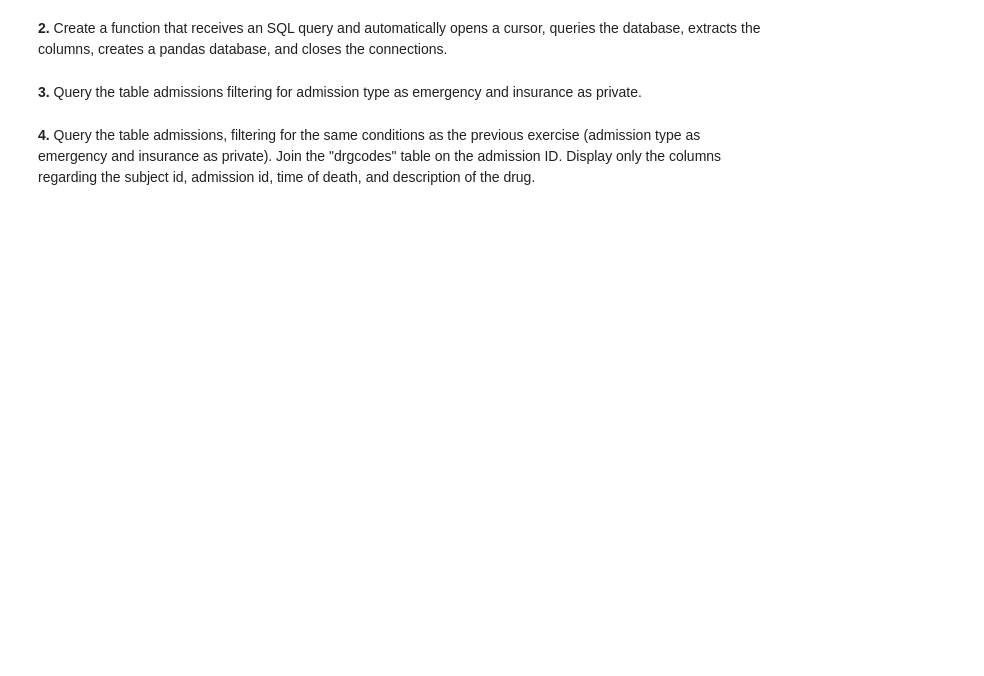
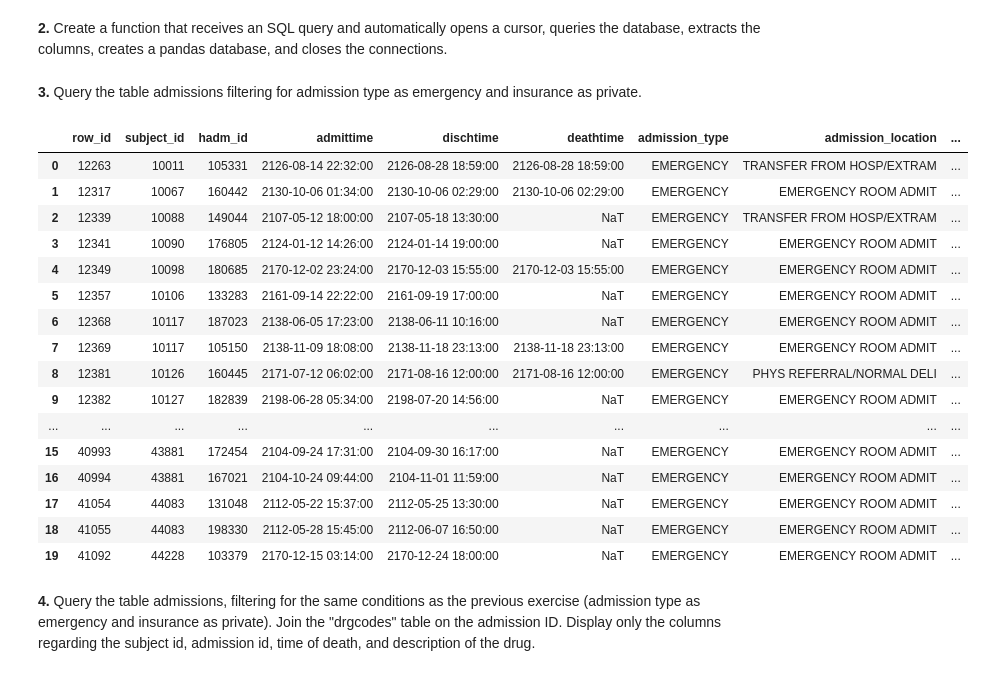
Before and after one commit to claramarto11/AAvanceproject, a Jupyter notebook: Assignment2_tofill.ipynb, the cells around one changed output. Saved outputs shown, nothing was run; the diff lists cells and outputs as text; code cells hidden in the pictures; blank space fills up the shorter version.

```diff
--- a/Assignment2_tofill.ipynb
+++ b/Assignment2_tofill.ipynb
@@ -118,3 +119,19 @@ For the databases part of this assignment, you will use the mimic-iii database f
 You will now have to answer a few SQL questions.
 # %% [markdown]
 **1.** Open the connection to your mimic-iii database. If you want, you can delete your credentials before submitting the assignment, but if you do so, please run the notebook first, for the results to be displayed.
+# %%
+import pandas as pd
+import numpy as np
+import psycopg2 as psql
+import matplotlib.pyplot as plt
+
+conn = psql.connect(host='localhost',
+                    database='mimic-iii',
+                    user='postgres',
+                    password='617DEHvak.',
+                    port=5432)
+
+cursor = conn.cursor()
+cursor.execute("select version()")
+data = cursor.fetchone()
+print("Connection established to: ", data)
@@ -121,6 +140,38 @@ You will now have to answer a few SQL questions.
 # %% [markdown]
 **2.** Create a function that receives an SQL query and automatically opens a cursor, queries the database, extracts the columns, creates a pandas database, and closes the connections.
+# %%
+def create_database(query):
+
+    cursor.execute(query)
+    colnames = [desc[0] for desc in cursor.description]
+    data = cursor.fetchall()
+    admission_table = pd.DataFrame(data, columns = colnames)
+    #conn.close()
+    return admission_table
 # %% [markdown]
 **3.** Query the table admissions filtering for admission type as emergency and insurance as private.
+# %%
+query = "SELECT * FROM public.admissions " +\
+        "WHERE admission_type = 'EMERGENCY' AND insurance = 'Private'"
+
+create_database(query)
+# %% [output]
+|  | row_id | subject_id | hadm_id | admittime | dischtime | deathtime | admission_type | admission_location | ... |
+| 0 | 12263 | 10011 | 105331 | 2126-08-14 22:32:00 | 2126-08-28 18:59:00 | 2126-08-28 18:59:00 | EMERGENCY | TRANSFER FROM HOSP/EXTRAM | ... |
+| 1 | 12317 | 10067 | 160442 | 2130-10-06 01:34:00 | 2130-10-06 02:29:00 | 2130-10-06 02:29:00 | EMERGENCY | EMERGENCY ROOM ADMIT | ... |
+| 2 | 12339 | 10088 | 149044 | 2107-05-12 18:00:00 | 2107-05-18 13:30:00 | NaT | EMERGENCY | TRANSFER FROM HOSP/EXTRAM | ... |
+| 3 | 12341 | 10090 | 176805 | 2124-01-12 14:26:00 | 2124-01-14 19:00:00 | NaT | EMERGENCY | EMERGENCY ROOM ADMIT | ... |
+| 4 | 12349 | 10098 | 180685 | 2170-12-02 23:24:00 | 2170-12-03 15:55:00 | 2170-12-03 15:55:00 | EMERGENCY | EMERGENCY ROOM ADMIT | ... |
+| 5 | 12357 | 10106 | 133283 | 2161-09-14 22:22:00 | 2161-09-19 17:00:00 | NaT | EMERGENCY | EMERGENCY ROOM ADMIT | ... |
+| 6 | 12368 | 10117 | 187023 | 2138-06-05 17:23:00 | 2138-06-11 10:16:00 | NaT | EMERGENCY | EMERGENCY ROOM ADMIT | ... |
+| 7 | 12369 | 10117 | 105150 | 2138-11-09 18:08:00 | 2138-11-18 23:13:00 | 2138-11-18 23:13:00 | EMERGENCY | EMERGENCY ROOM ADMIT | ... |
+| 8 | 12381 | 10126 | 160445 | 2171-07-12 06:02:00 | 2171-08-16 12:00:00 | 2171-08-16 12:00:00 | EMERGENCY | PHYS REFERRAL/NORMAL DELI | ... |
+| 9 | 12382 | 10127 | 182839 | 2198-06-28 05:34:00 | 2198-07-20 14:56:00 | NaT | EMERGENCY | EMERGENCY ROOM ADMIT | ... |
+| ... | ... | ... | ... | ... | ... | ... | ... | ... | ... |
+| 15 | 40993 | 43881 | 172454 | 2104-09-24 17:31:00 | 2104-09-30 16:17:00 | NaT | EMERGENCY | EMERGENCY ROOM ADMIT | ... |
+| 16 | 40994 | 43881 | 167021 | 2104-10-24 09:44:00 | 2104-11-01 11:59:00 | NaT | EMERGENCY | EMERGENCY ROOM ADMIT | ... |
+| 17 | 41054 | 44083 | 131048 | 2112-05-22 15:37:00 | 2112-05-25 13:30:00 | NaT | EMERGENCY | EMERGENCY ROOM ADMIT | ... |
+| 18 | 41055 | 44083 | 198330 | 2112-05-28 15:45:00 | 2112-06-07 16:50:00 | NaT | EMERGENCY | EMERGENCY ROOM ADMIT | ... |
+| 19 | 41092 | 44228 | 103379 | 2170-12-15 03:14:00 | 2170-12-24 18:00:00 | NaT | EMERGENCY | EMERGENCY ROOM ADMIT | ... |
 # %% [markdown]
 **4.** Query the table admissions, filtering for the same conditions as the previous exercise (admission type as emergency and insurance as private). Join the "drgcodes" table on the admission ID. Display only the columns regarding the subject id, admission id, time of death, and description of the drug.
```
Also changed, not shown: parts of 9 cells of this notebook.
